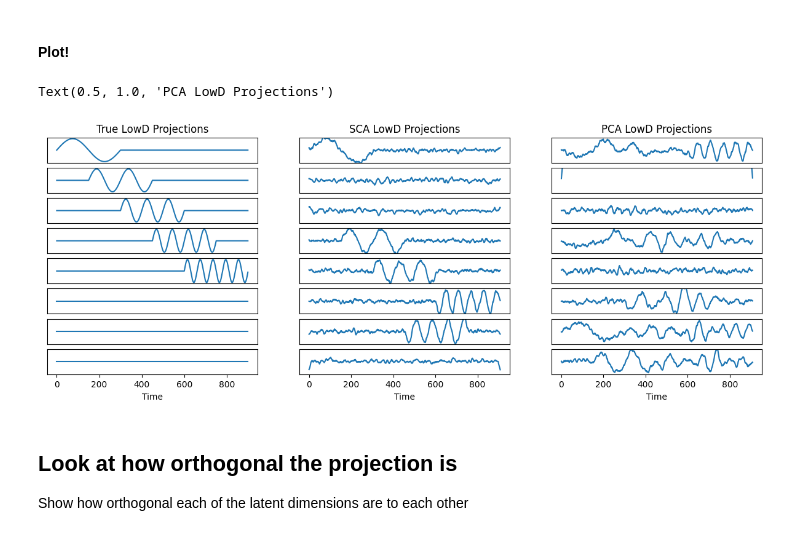
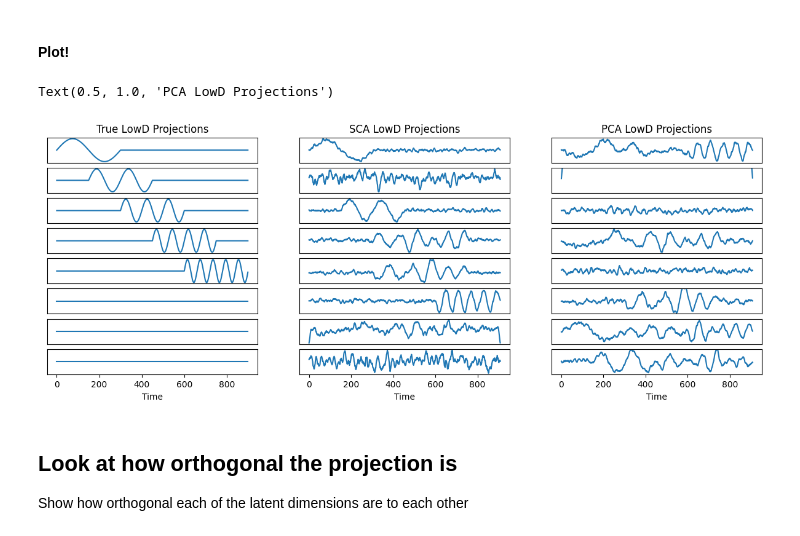
Before and after one commit to dyu222/sca, a Jupyter notebook: notebooks/Derek_4pop.ipynb, the cells around one changed output. Drawn from its saved outputs; the diff is of its cells as text; code cells hidden in the pictures.

```diff
--- a/notebooks/Derek_4pop.ipynb
+++ b/notebooks/Derek_4pop.ipynb
@@ -263,7 +274,7 @@ for i in range(n_components):
     plt.subplot(n_components,3,3*i+2)
     plt.plot(sca_latent[:,i])
 
-    plt.ylim([-31.1, 31.1])
+    # plt.ylim([-31.1, 31.1])
     plt.yticks([])
     if i<n_components-1:
         plt.xticks([])
@@ -335,36 +346,36 @@ for i in range(n_components):
     plt.subplot(n_components,3,3*i+2)
     plt.plot(sca_latent[:,sca_order[i]])
 
-    plt.ylim([-31.1, 31.1])
+    # plt.ylim([-31.1, 31.1])
     plt.yticks([])
     if i<n_components-1:
         plt.xticks([])
     else:
         plt.xlabel('Time')
 
     # Plot PCA results
     plt.subplot(n_components,3,3*i+3)
     plt.plot(pca_latent[:,pca_order[i]])
 
     plt.ylim([-31.1, 31.1])
     plt.yticks([])
     if i<n_components-1:
         plt.xticks([])
     else:
         plt.xlabel('Time')
 
 #Titles
 plt.subplot(n_components,3,1)
 plt.title('True LowD Projections')
 
 plt.subplot(n_components,3,2)
 plt.title('SCA LowD Projections')
 
 plt.subplot(n_components,3,3)
 plt.title('PCA LowD Projections')
 # %% [output]
 Text(0.5, 1.0, 'PCA LowD Projections')
-[figure, old version]
+[figure, new version]
 # %% [markdown]
 ## Look at how orthogonal the projection is
 Show how orthogonal each of the latent dimensions are to each other
```
Also changed, not shown: parts of 7 cells of this notebook, 2 other files.
